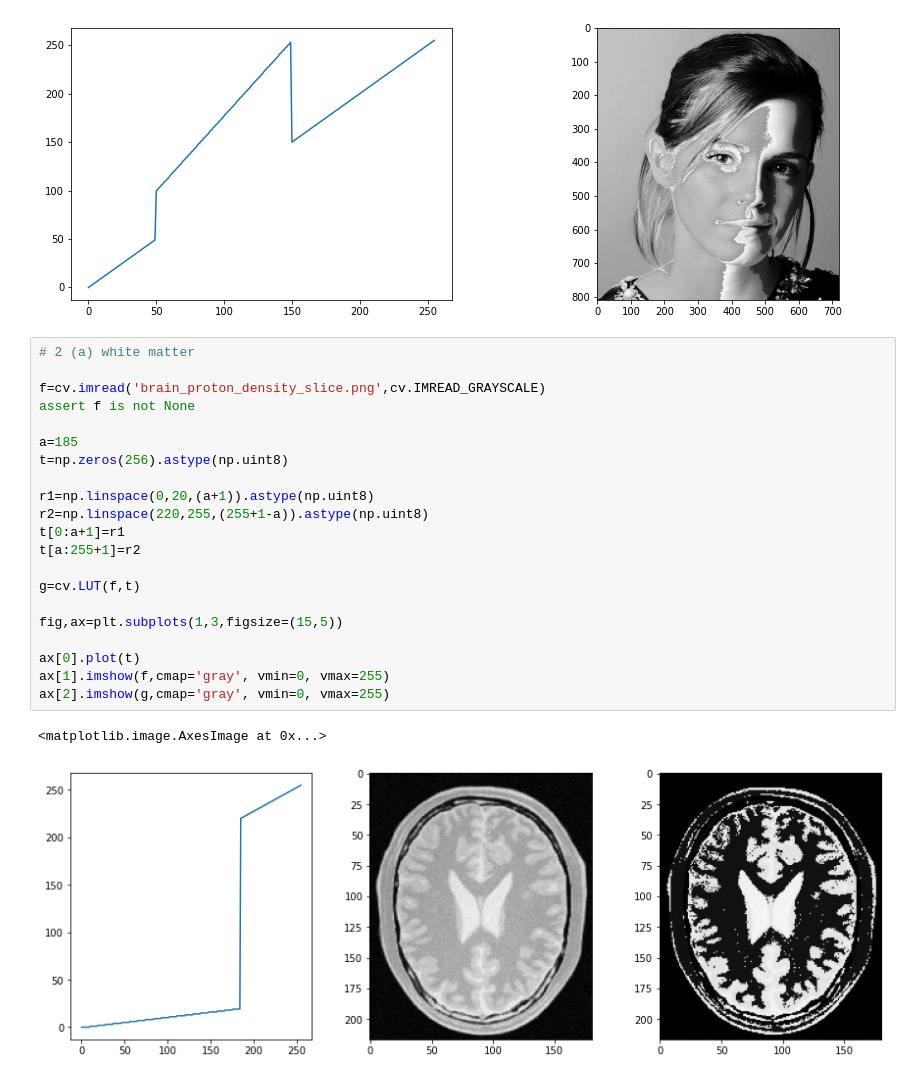
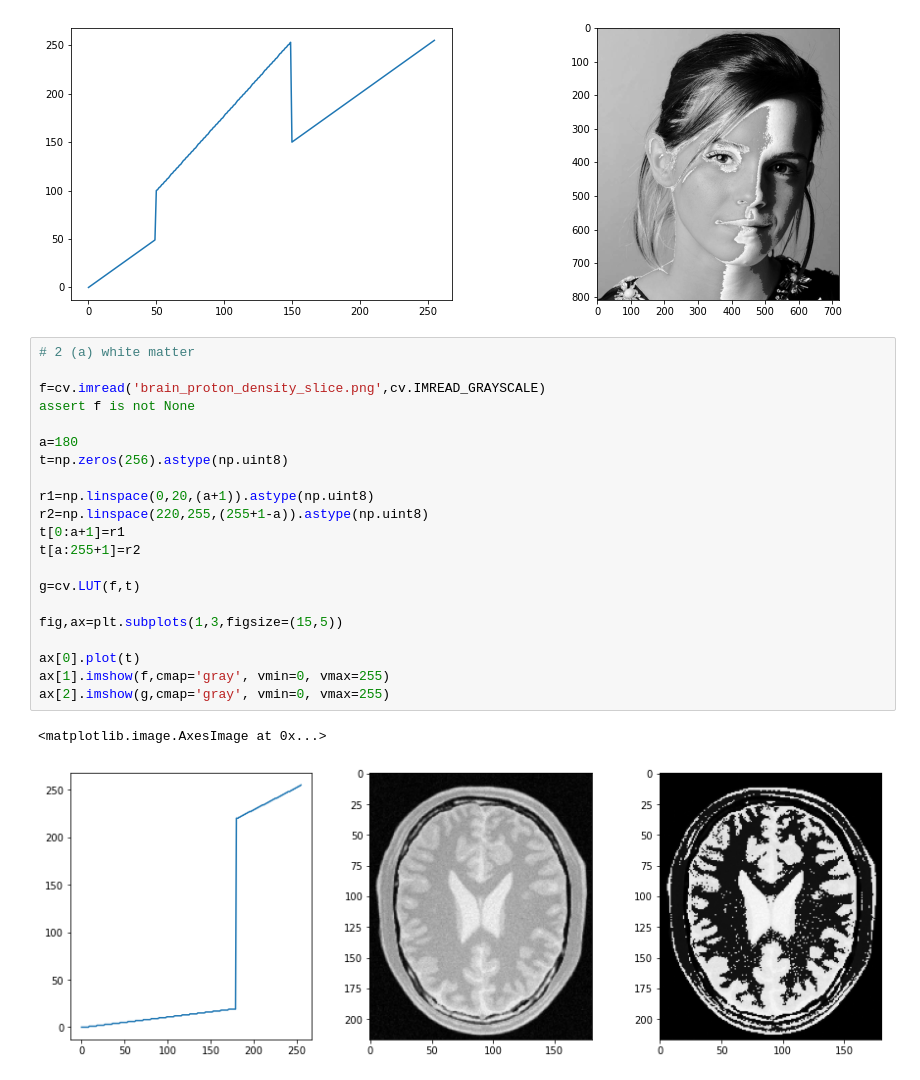
Before and after one commit to KCSAbeywickrama/EN2550-Excercises, a Jupyter notebook: Assignment_01/190018V_Ex0.ipynb, the cells around one changed output. Cells and saved outputs as stored; diff of their text form.

```diff
--- a/Assignment_01/190018V_Ex0.ipynb
+++ b/Assignment_01/190018V_Ex0.ipynb
@@ -40,27 +40,27 @@ ax[1].imshow(g,cmap='gray', vmin=0, vmax=255)
 # %%
 # 2 (a) white matter
 
 f=cv.imread('brain_proton_density_slice.png',cv.IMREAD_GRAYSCALE)
 assert f is not None
 
-a=185
+a=180
 t=np.zeros(256).astype(np.uint8)
 
 r1=np.linspace(0,20,(a+1)).astype(np.uint8)
 r2=np.linspace(220,255,(255+1-a)).astype(np.uint8)
 t[0:a+1]=r1
 t[a:255+1]=r2
 
 g=cv.LUT(f,t)
 
 fig,ax=plt.subplots(1,3,figsize=(15,5))
 
 ax[0].plot(t)
 ax[1].imshow(f,cmap='gray', vmin=0, vmax=255)
 ax[2].imshow(g,cmap='gray', vmin=0, vmax=255)
 # %% [output]
 <matplotlib.image.AxesImage at 0x...>
-[figure, old version]
+[figure, new version]
 # %%
 # 2 (b) gray matter
 
```
Also changed, not shown: parts of 2 cells of this notebook.
